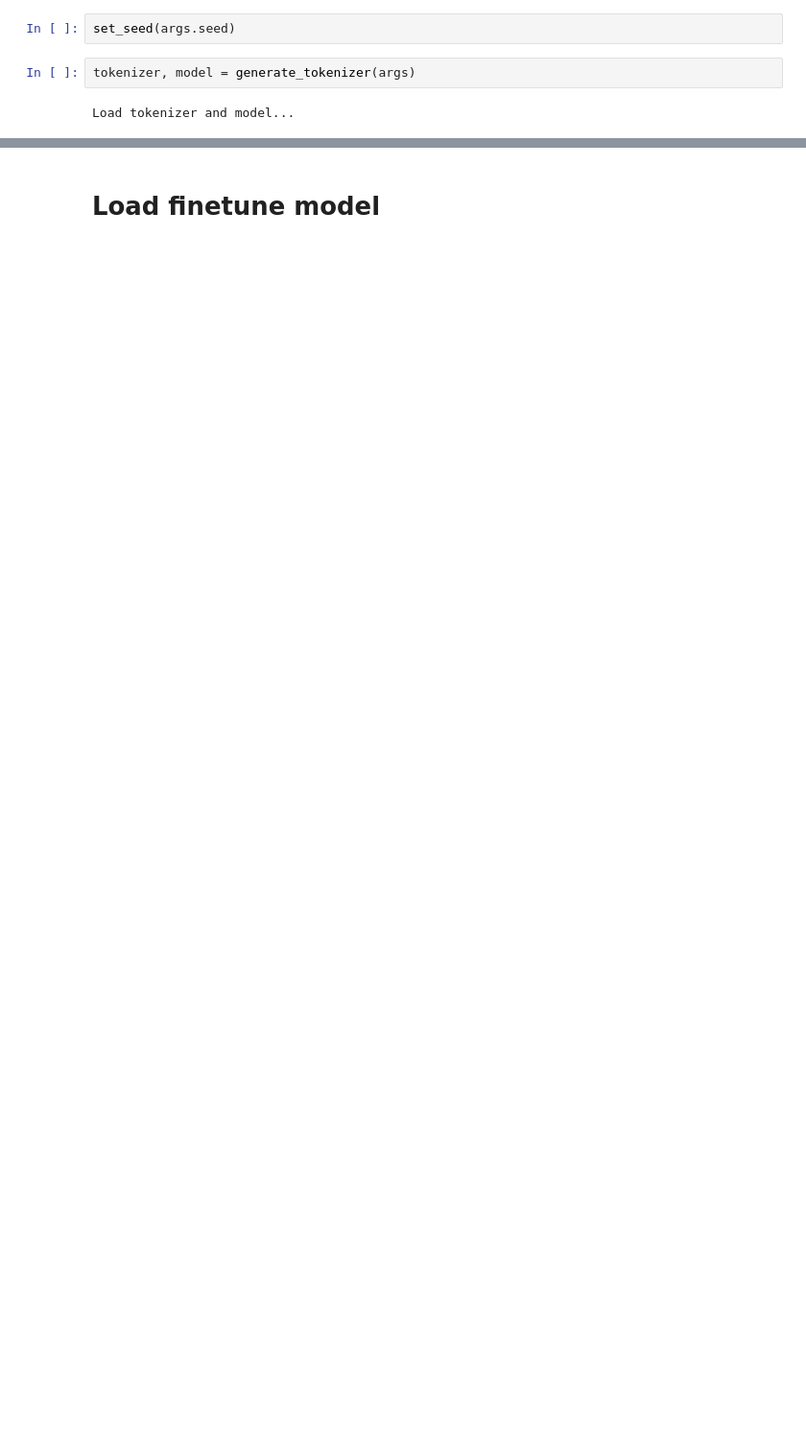
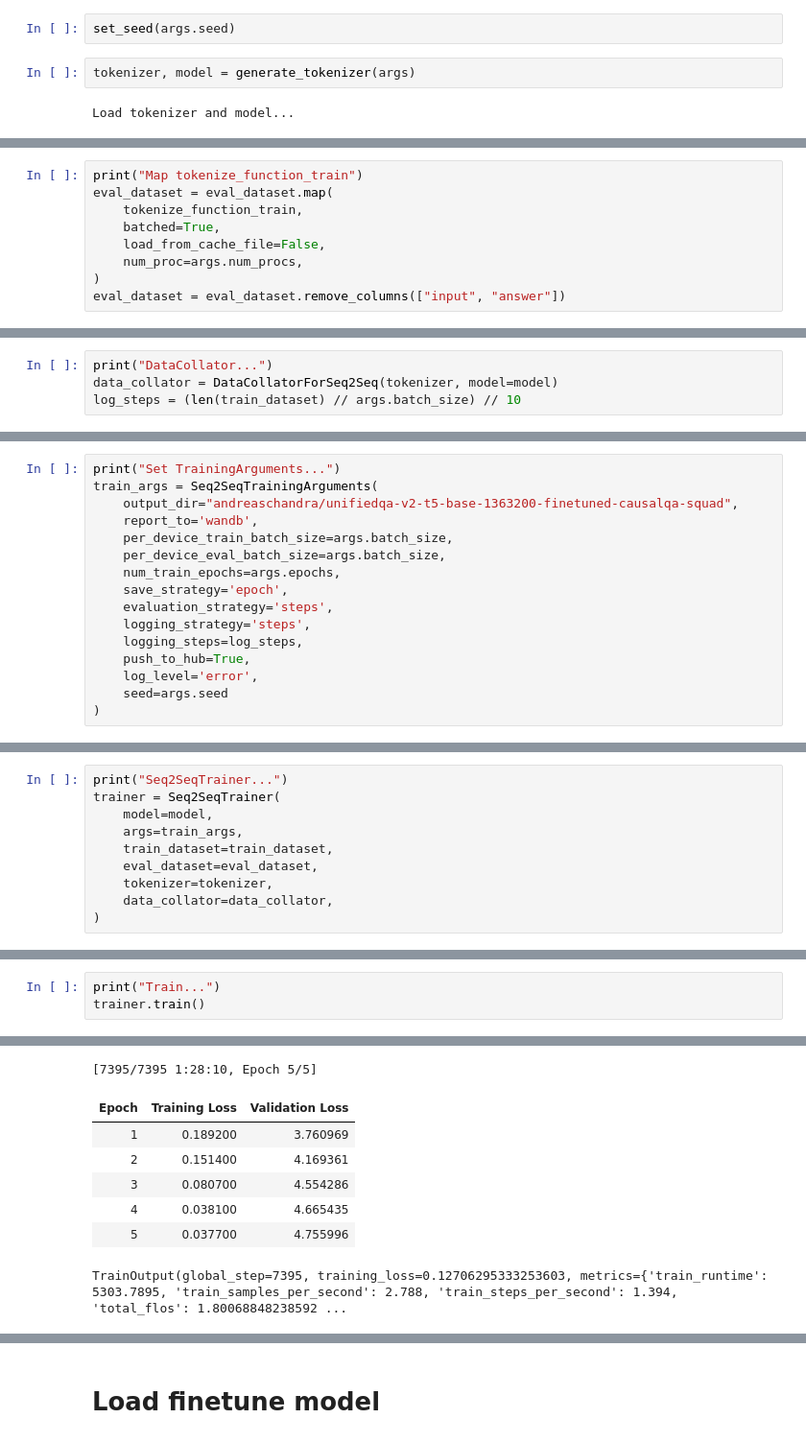
Before and after one commit to andreaschandra/CausalQA, a Jupyter notebook: notebooks/train_unifiedqa.ipynb, the cells around one changed output, grey strips where cells are left out. Shown: that part at 96% size. Cells and saved outputs as stored; diff of their text form; blank space fills up the shorter version.

```diff
--- a/notebooks/train_unifiedqa.ipynb
+++ b/notebooks/train_unifiedqa.ipynb
@@ -140,0 +130,9 @@ train_unifiedqa(args)
+# %%
+print("Map tokenize_function_train")
+eval_dataset = eval_dataset.map(
+    tokenize_function_train,
+    batched=True,
+    load_from_cache_file=False,
+    num_proc=args.num_procs,
+)
+eval_dataset = eval_dataset.remove_columns(["input", "answer"])
@@ -140,0 +141,4 @@ train_unifiedqa(args)
+# %%
+print("DataCollator...")
+data_collator = DataCollatorForSeq2Seq(tokenizer, model=model)
+log_steps = (len(train_dataset) // args.batch_size) // 10
@@ -140,0 +151,16 @@ train_unifiedqa(args)
+# %%
+print("Set TrainingArguments...")
+train_args = Seq2SeqTrainingArguments(
+    output_dir="andreaschandra/unifiedqa-v2-t5-base-1363200-finetuned-causalqa-squad",
+    report_to='wandb',
+    per_device_train_batch_size=args.batch_size,
+    per_device_eval_batch_size=args.batch_size,
+    num_train_epochs=args.epochs,
+    save_strategy='epoch',
+    evaluation_strategy='steps',
+    logging_strategy='steps',
+    logging_steps=log_steps,
+    push_to_hub=True,
+    log_level='error',
+    seed=args.seed
+)
@@ -140,0 +169,10 @@ train_unifiedqa(args)
+# %%
+print("Seq2SeqTrainer...")
+trainer = Seq2SeqTrainer(
+    model=model,
+    args=train_args,
+    train_dataset=train_dataset,
+    eval_dataset=eval_dataset,
+    tokenizer=tokenizer,
+    data_collator=data_collator,
+)
@@ -140,0 +183,4 @@ train_unifiedqa(args)
+# %%
+print("Train...")
+trainer.train()
+# %% [output]
@@ -140,0 +193,8 @@ train_unifiedqa(args)
+[7395/7395 1:28:10, Epoch 5/5]
+| Epoch | Training Loss | Validation Loss |
+| 1 | 0.189200 | 3.760969 |
+| 2 | 0.151400 | 4.169361 |
+| 3 | 0.080700 | 4.554286 |
+| 4 | 0.038100 | 4.665435 |
+| 5 | 0.037700 | 4.755996 |
+TrainOutput(global_step=7395, training_loss=0.12706295333253603, metrics={'train_runtime': 5303.7895, 'train_samples_per_second': 2.788, 'train_steps_per_second': 1.394, 'total_flos': 1.80068848238592 ...
```
Also changed, not shown: parts of 35 cells of this notebook, 1 other file.
